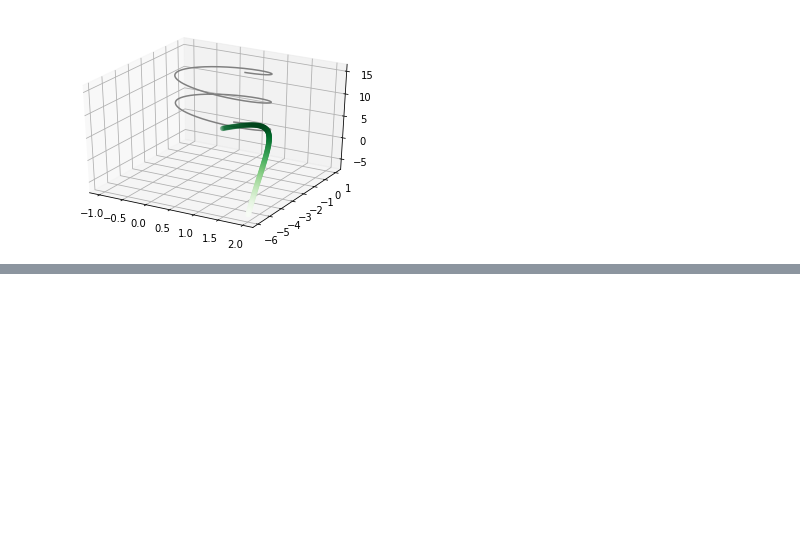
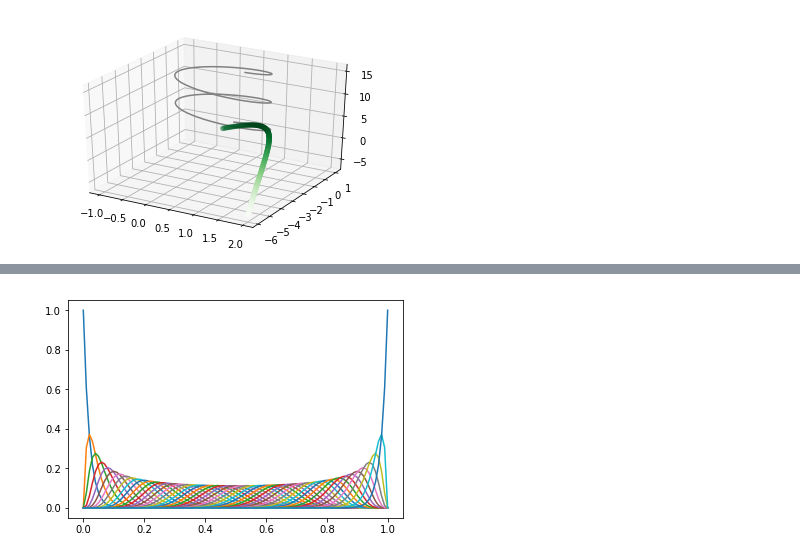
Before and after one commit to adhishagc/bezier-curve-python, a Jupyter notebook: Bezier_Curve_Representation.ipynb, the cells around one changed output, grey strips where cells are left out. Saved outputs shown, nothing was run; the diff lists cells and outputs as text; code cells hidden in the pictures; blank space fills up the shorter version.

```diff
--- a/Bezier_Curve_Representation.ipynb
+++ b/Bezier_Curve_Representation.ipynb
@@ -223,0 +231,5 @@ bernstein_plot(n)
+# %%
+n = 50
+bernstein_plot(n)
+# %% [output]
+[figure, added]
```
Also changed, not shown: parts of 13 cells of this notebook.
